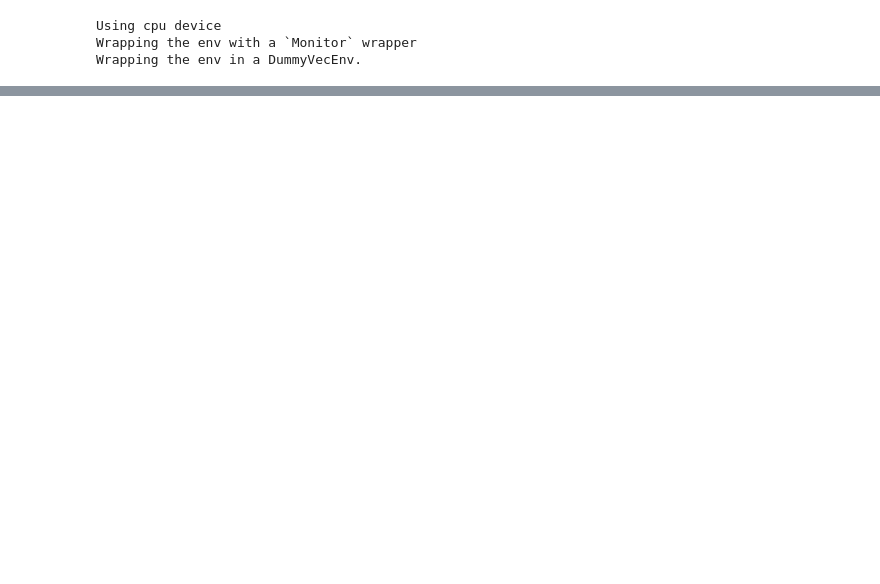
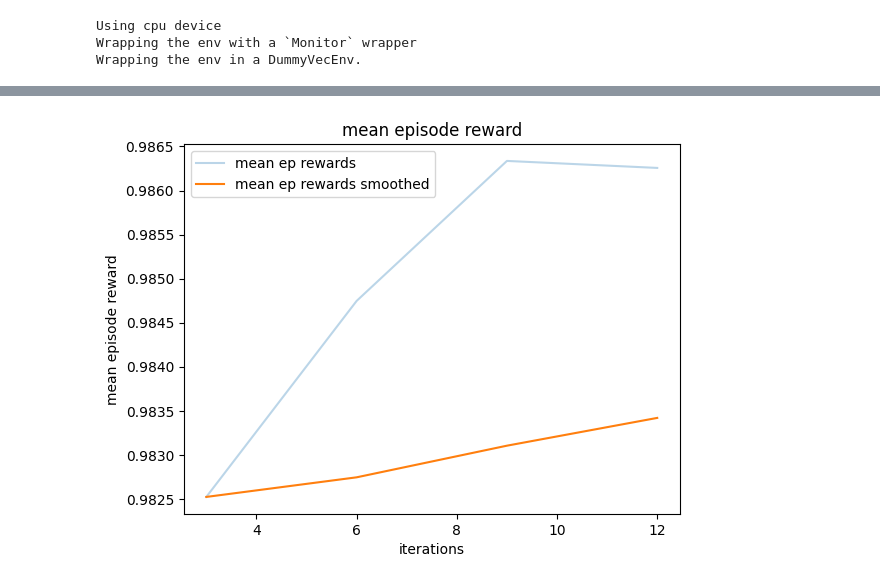
Before and after one commit to eshwarprasadS/Deep_RL_For_CNN, a Jupyter notebook: main_driver.ipynb, the cells around one changed output, grey strips where cells are left out. Drawn from its saved outputs; the diff is of its cells as text; code cells hidden in the pictures; blank space fills up the shorter version.

Commit message:
added qlearner utils and driver code

```diff
--- a/main_driver.ipynb
+++ b/main_driver.ipynb
@@ -222,0 +233,13 @@ model.learn(total_timesteps=100, callback=eval_callback, progress_bar=True)
+# %%
+env = gym.make(env_id)
+agent = qlearner.QLearner(
+    env,
+    lr=0.1,
+    epsilion=0.5,
+    q_path="logs/qlearner/",
+    reply_memory_path="logs/qlearner/",
+)
+# %%
+# This cell may take a very long time (3-4 hours) to run
+agent.run_experiment()
+agent.save('logs/qlearner/')
@@ -222,0 +251,4 @@ model.learn(total_timesteps=100, callback=eval_callback, progress_bar=True)
+# %%
+plot_mean_rewards(agent, "logs/qlearner/")
+# %% [output]
+[figure, added]
```
Also changed, not shown: parts of 8 cells of this notebook, 4 other files.
